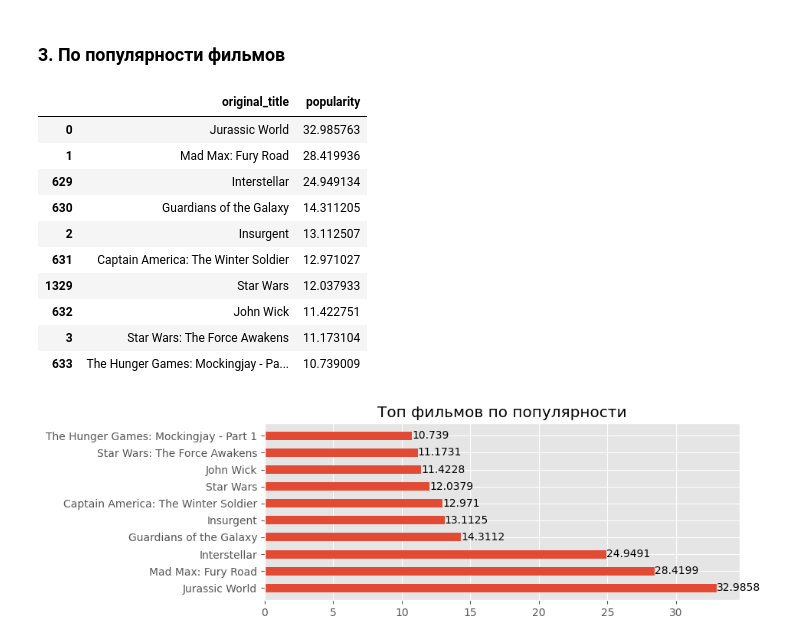
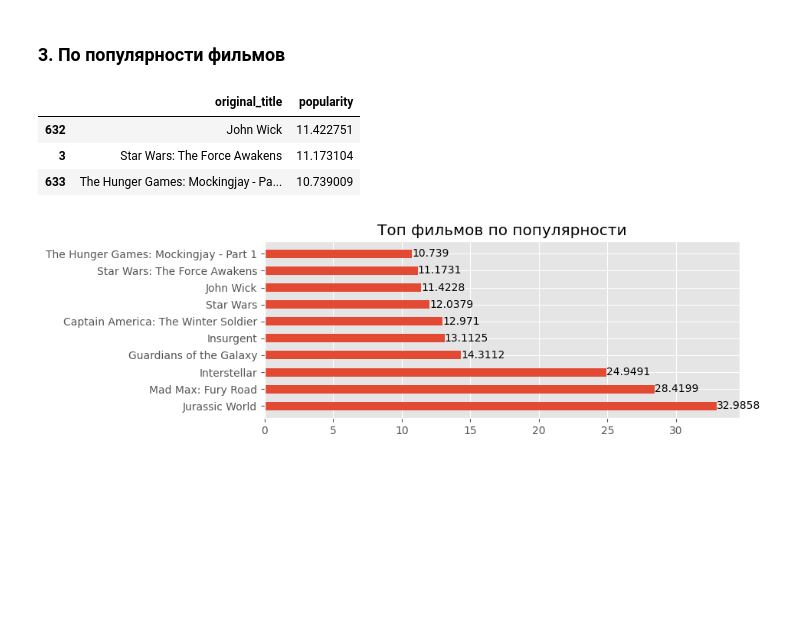
Before and after one commit to tipask245/muiv_movie_data_analysis, a Jupyter notebook: movie_analysis.ipynb, the cells around one changed output. Cells and saved outputs as stored; diff of their text form; code cells hidden in the pictures; blank space fills up the shorter version.

```diff
--- a/movie_analysis.ipynb
+++ b/movie_analysis.ipynb
@@ -79,7 +77,7 @@ dtype: int64
 # %% [markdown]
 #### Удаляем пустые строки у тех столбцов, которые будем использовать
 # %%
-original_df = original_df.dropna(subset=['cast', 'director', 'production_companies', 'genres'])
+original_df.dropna(subset=['cast', 'director', 'production_companies', 'genres'], inplace=True)
 # %%
 original_df.isnull().sum()
 # %% [output]
@@ -103,10 +101,10 @@ dtype: int64
 # %% [markdown]
 # Получение нужных столбцов из исходного DataFrame
 # %%
-desired_columns_df: pd.DataFrame = original_df.drop(columns=['imdb_id', 'homepage', 'budget_adj', 'revenue_adj', 'tagline', 'keywords',
-                                                             'overview', 'release_date'])
+desired_columns_df: pd.DataFrame = original_df.drop(columns=['imdb_id', 'homepage', 'budget_adj', 'revenue_adj',
+                                                             'tagline', 'keywords','overview', 'release_date'])
 # отсеивание короткометражных фильмов с маленьким бюджетом
-desired_columns_df = desired_columns_df.query('revenue > 10000 and budget > 10000')
+desired_columns_df = desired_columns_df.query('revenue > 0 and budget > 0 and runtime > 60')
 desired_columns_df
 # %% [output]
 |  | id | popularity | budget | revenue | original_title | cast | director | runtime | genres | ... |
@@ -330,16 +300,9 @@ plt.show()
 ### 3. По популярности фильмов
 # %%
 popularity_title_max = desired_columns_df.sort_values('popularity', ascending=False)[:10][['original_title', 'popularity']]
-popularity_title_max
+popularity_title_max.tail(3)
 # %% [output]
 |  | original_title | popularity |
-| 0 | Jurassic World | 32.985763 |
-| 1 | Mad Max: Fury Road | 28.419936 |
-| 629 | Interstellar | 24.949134 |
-| 630 | Guardians of the Galaxy | 14.311205 |
-| 2 | Insurgent | 13.112507 |
-| 631 | Captain America: The Winter Soldier | 12.971027 |
-| 1329 | Star Wars | 12.037933 |
 | 632 | John Wick | 11.422751 |
 | 3 | Star Wars: The Force Awakens | 11.173104 |
 | 633 | The Hunger Games: Mockingjay - Pa... | 10.739009 |
```
Also changed, not shown: parts of 64 cells of this notebook.
